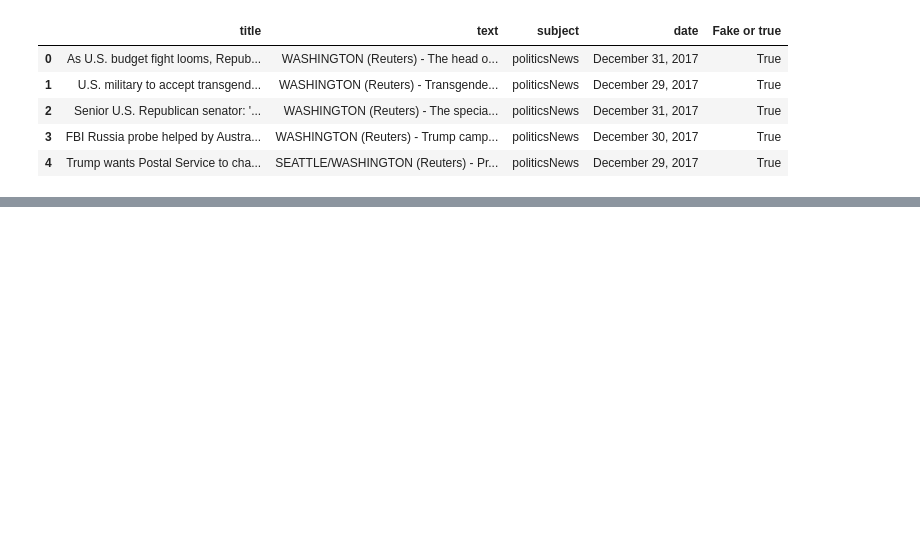
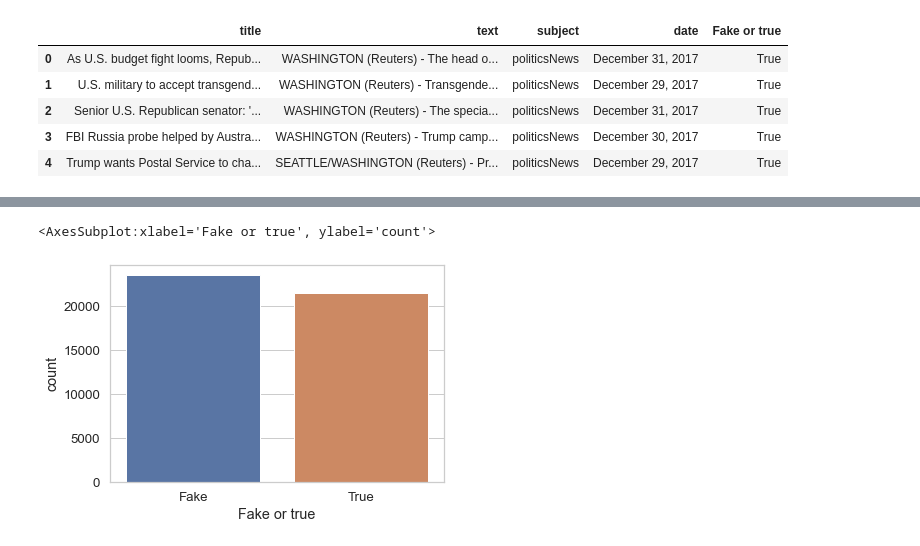
Before and after one commit to RishabhSpark/Fake-News-Detection-System, a Jupyter notebook: preprocessing.ipynb, the cells around one changed output, grey strips where cells are left out. Cells and saved outputs as stored; diff of their text form; code cells hidden in the pictures; blank space fills up the shorter version.

```diff
--- a/preprocessing.ipynb
+++ b/preprocessing.ipynb
@@ -76,0 +113,5 @@ dtype: int64
+# %%
+sns.countplot(df['Fake or true'])
+# %% [output]
+<AxesSubplot:xlabel='Fake or true', ylabel='count'>
+[figure, added]
```
Also changed, not shown: parts of 12 cells of this notebook.
